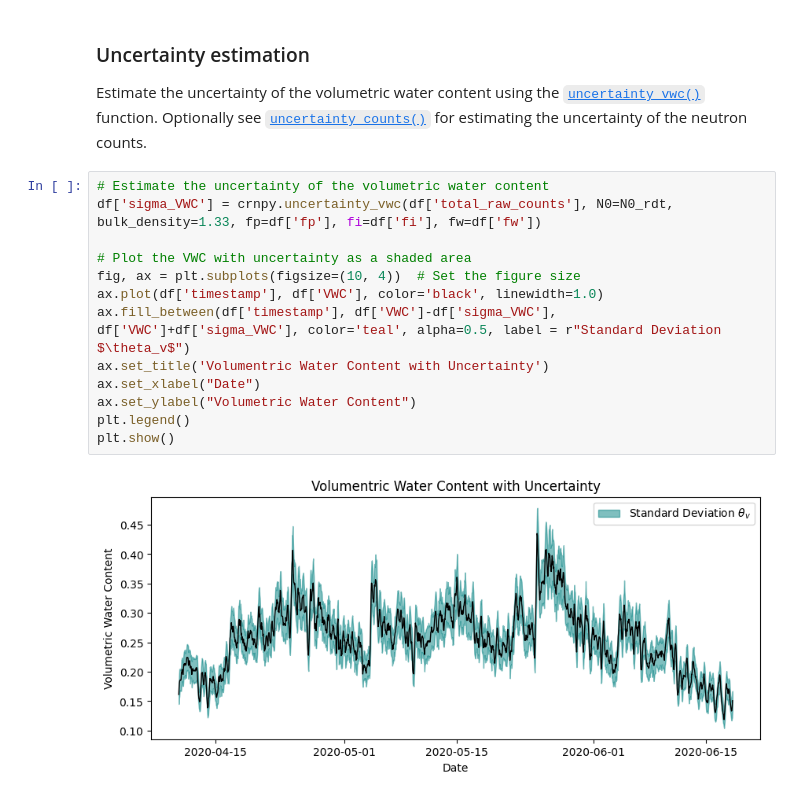
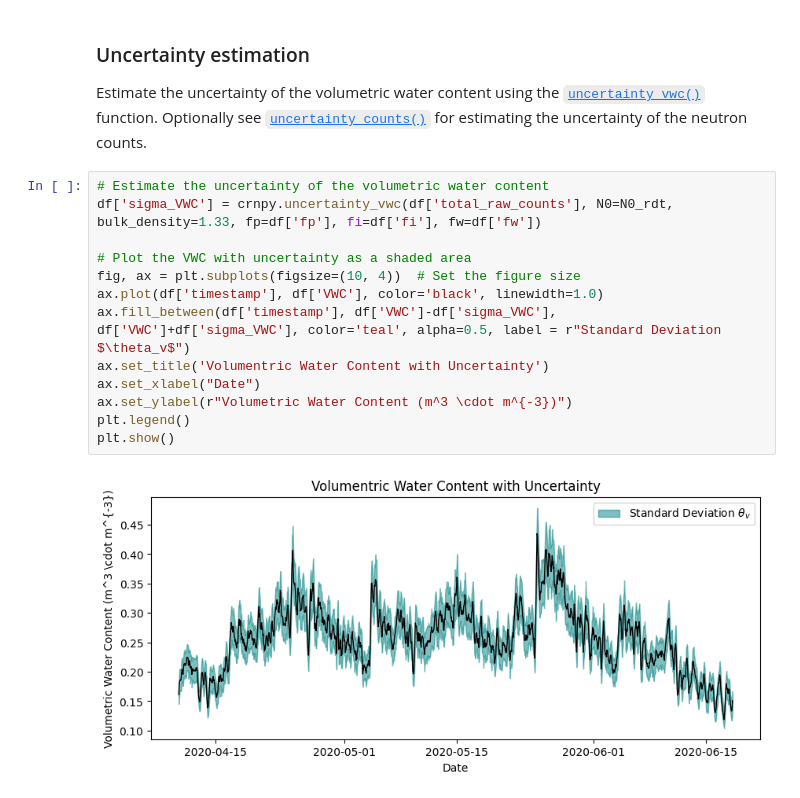
Before and after one commit to soilwater/crnpy, a Jupyter notebook: docs/examples/stationary/example_RDT_station.ipynb, the cells around one changed output. Cells and saved outputs as stored; diff of their text form.

```diff
--- a/docs/examples/stationary/example_RDT_station.ipynb
+++ b/docs/examples/stationary/example_RDT_station.ipynb
@@ -238,15 +238,15 @@ Estimate the uncertainty of the volumetric water content using the [`uncertainty
 # %%
 # Estimate the uncertainty of the volumetric water content
 df['sigma_VWC'] = crnpy.uncertainty_vwc(df['total_raw_counts'], N0=N0_rdt, bulk_density=1.33, fp=df['fp'], fi=df['fi'], fw=df['fw'])
 
 # Plot the VWC with uncertainty as a shaded area
 fig, ax = plt.subplots(figsize=(10, 4))  # Set the figure size
 ax.plot(df['timestamp'], df['VWC'], color='black', linewidth=1.0)
 ax.fill_between(df['timestamp'], df['VWC']-df['sigma_VWC'], df['VWC']+df['sigma_VWC'], color='teal', alpha=0.5, label = r"Standard Deviation $\theta_v$")
 ax.set_title('Volumentric Water Content with Uncertainty')
 ax.set_xlabel("Date")
-ax.set_ylabel("Volumetric Water Content")
+ax.set_ylabel(r"Volumetric Water Content (m^3 \cdot m^{-3})")
 plt.legend()
 plt.show()
 # %% [output]
-[figure, old version]
+[figure, new version]
```
Also changed, not shown: parts of 2 cells of this notebook, 3 other files.
